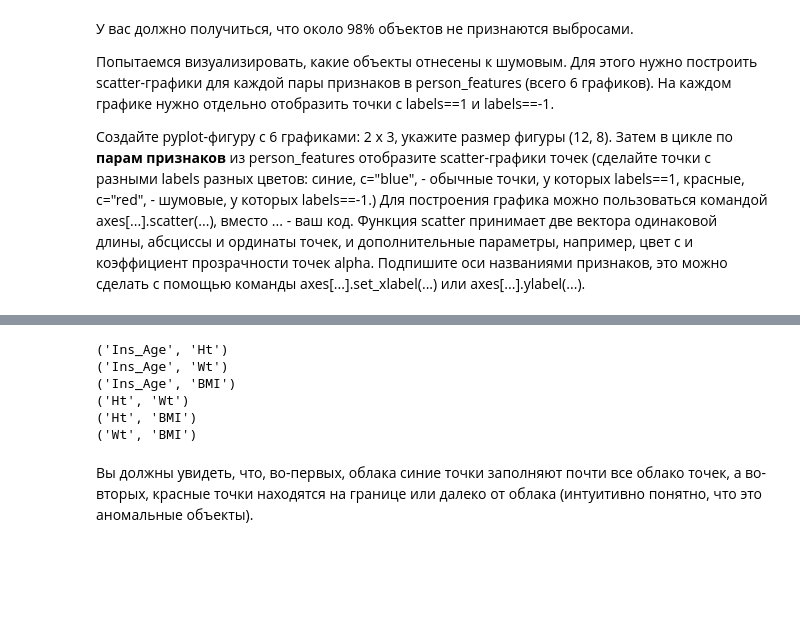
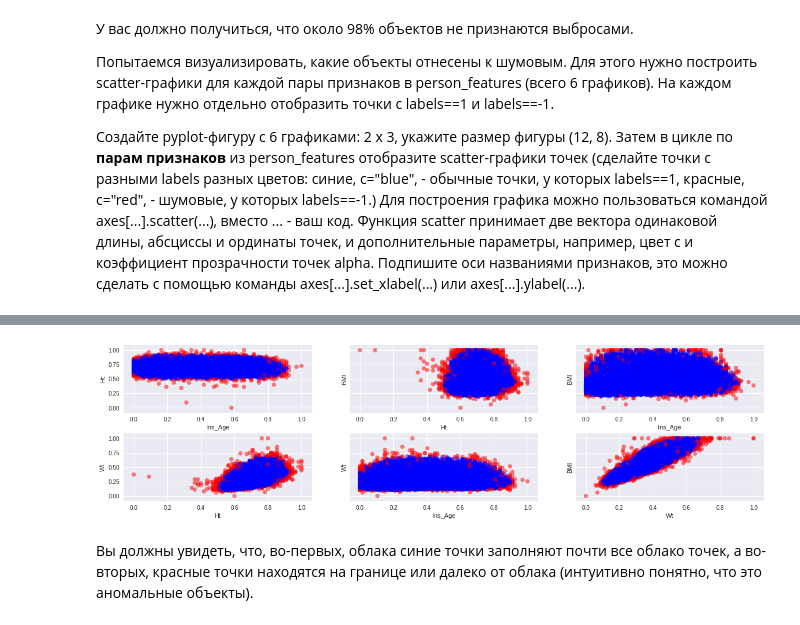
Before and after one commit to igor-storozhev/coursera-cmp3, a Jupyter notebook: w3/VisualizationPeerReview.ipynb, the cells around one changed output, grey strips where cells are left out. Saved outputs shown, nothing was run; the diff lists cells and outputs as text; code cells hidden in the pictures; blank space fills up the shorter version.

```diff
--- a/w3/VisualizationPeerReview.ipynb
+++ b/w3/VisualizationPeerReview.ipynb
@@ -442,18 +394,26 @@ plt.scatter(v[0:,0], v[0:,1], c = colors)
-# %%
-# Код 7. Постройте 6 графиков
-import itertools
-#pairs = list(itertools.combinations([0,1,2,3], 2))
-pairs = list(itertools.combinations(person_features, 2)) # make uniq pairs
-
-for pair in pairs:
-    print pair
-# %% [output]
-('Ins_Age', 'Ht')
-('Ins_Age', 'Wt')
-('Ins_Age', 'BMI')
-('Ht', 'Wt')
-('Ht', 'BMI')
-('Wt', 'BMI')
+# %%
+# Код 7. Постройте 6 графиков
+import itertools
+
+pairs = list(itertools.combinations(person_features, 2)) # make uniq pairs
+
+fig, axes = plt.subplots( 2, 3, figsize=(20, 5), sharey=True)
+fig.subplots_adjust(hspace=0.3)
+
+def setcolor(x):
+    if x > 0: return 'blue'
+    return 'red'
+
+colors = [setcolor(x) for x in labels]
+
+for i, pair in enumerate(pairs):
+    axes[i%2, i%3].scatter(sdata[pair[0]].values, sdata[pair[1]].values, alpha=0.5, c = colors)
+    axes[i%2, i%3].set_xlabel(pair[0])
+    axes[i%2, i%3].set_ylabel(pair[1])
+
+plt.show()
+# %% [output]
+[figure, added]
 # %% [markdown]
 Вы должны увидеть, что, во-первых, облака синие точки заполняют почти все облако точек, а во-вторых, красные точки находятся на границе или далеко от облака (интуитивно понятно, что это аномальные объекты).
 # %% [markdown]
```
Also changed, not shown: parts of 8 cells of this notebook.
